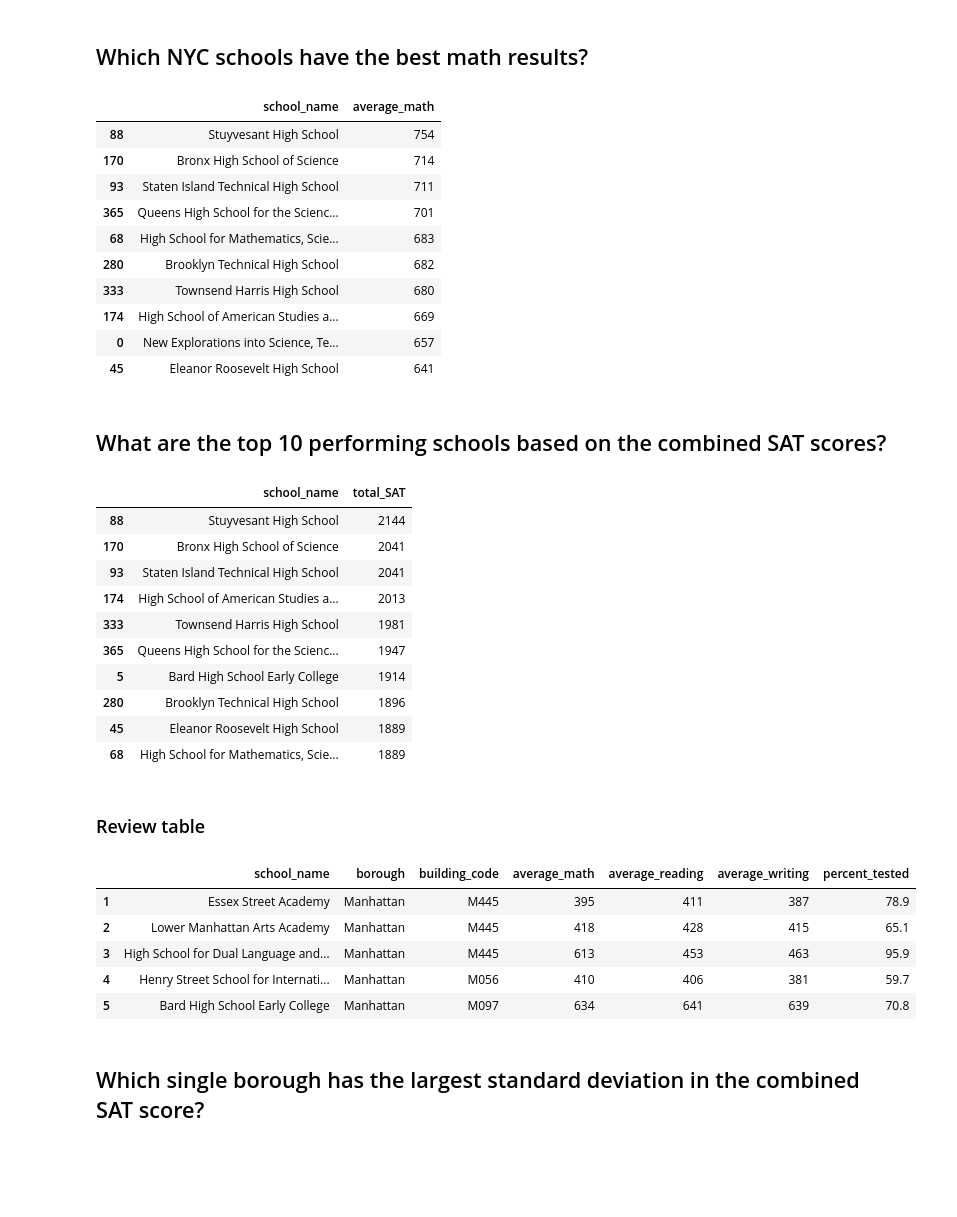
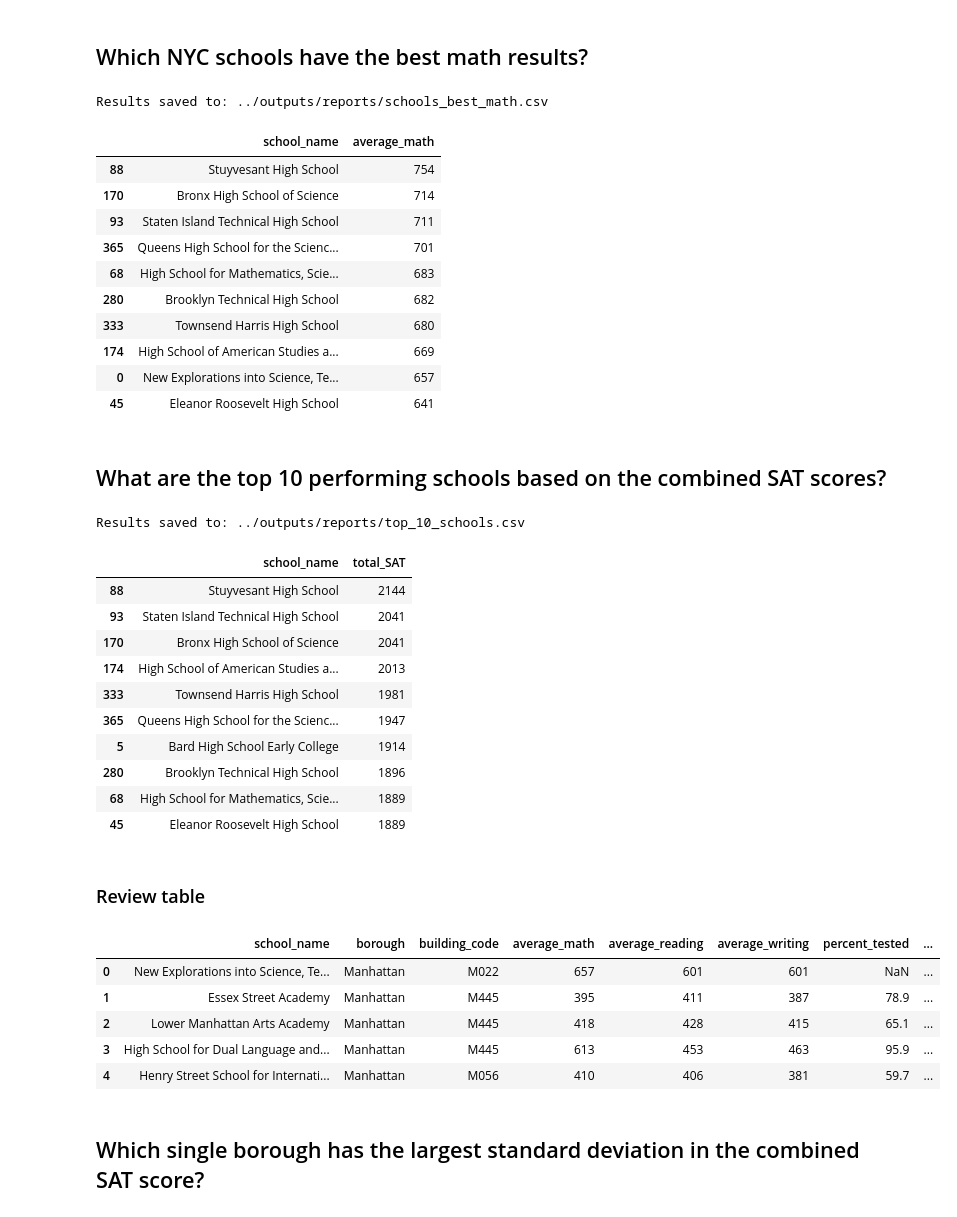
Before and after one commit to engjoaofaro/nyc_public_school_case, a Jupyter notebook: notebooks/analysis.ipynb, the cells around one changed output. Cells and saved outputs as stored; diff of their text form; code cells hidden in the pictures; blank space fills up the shorter version.

```diff
--- a/notebooks/analysis.ipynb
+++ b/notebooks/analysis.ipynb
@@ -147,10 +135,12 @@ Minimum Math Best Score: 640.0
 ## Which NYC schools have the best math results?
 # %%
 # getting the best math results
-schools_best_math = schools[schools['average_math'] >= minimum_math_best_score]
-schools_best_math = schools_best_math[['school_name', 'average_math']].sort_values(by='average_math', ascending=False)
+schools_best_math = get_best_math_schools(schools, minimum_math_best_score)
+#Save result
+save_analysis_results(schools_best_math, 'schools_best_math', output_dir='../outputs/reports')
 schools_best_math
 # %% [output]
+Results saved to: ../outputs/reports/schools_best_math.csv
 |  | school_name | average_math |
 | 88 | Stuyvesant High School | 754 |
 | 170 | Bronx High School of Science | 714 |
@@ -166,33 +156,36 @@ schools_best_math
 ## What are the top 10 performing schools based on the combined SAT scores?
 # %%
 # Calculating the Total SAT
-schools.loc[:, 'total_SAT'] = schools['average_math'] + schools['average_reading'] + schools['average_writing']
+total_SAT = calculate_total_sat(schools)['total_SAT']
 # Ordination
-top_10_schools = schools[['school_name', 'total_SAT']].sort_values(by='total_SAT', ascending=False).head(10)
+top_10_schools = get_top_schools_by_total_sat(schools, 10)
+#Save result
+save_analysis_results(top_10_schools, 'top_10_schools', output_dir='../outputs/reports')
 top_10_schools
 # %% [output]
+Results saved to: ../outputs/reports/top_10_schools.csv
 |  | school_name | total_SAT |
 | 88 | Stuyvesant High School | 2144 |
+| 93 | Staten Island Technical High School | 2041 |
 | 170 | Bronx High School of Science | 2041 |
-| 93 | Staten Island Technical High School | 2041 |
 | 174 | High School of American Studies a... | 2013 |
 | 333 | Townsend Harris High School | 1981 |
 | 365 | Queens High School for the Scienc... | 1947 |
 | 5 | Bard High School Early College | 1914 |
 | 280 | Brooklyn Technical High School | 1896 |
+| 68 | High School for Mathematics, Scie... | 1889 |
 | 45 | Eleanor Roosevelt High School | 1889 |
-| 68 | High School for Mathematics, Scie... | 1889 |
 # %% [markdown]
 ### Review table
 # %%
-schools_without_nans.head()
+schools.head()
 # %% [output]
-|  | school_name | borough | building_code | average_math | average_reading | average_writing | percent_tested |
-| 1 | Essex Street Academy | Manhattan | M445 | 395 | 411 | 387 | 78.9 |
-| 2 | Lower Manhattan Arts Academy | Manhattan | M445 | 418 | 428 | 415 | 65.1 |
-| 3 | High School for Dual Language and... | Manhattan | M445 | 613 | 453 | 463 | 95.9 |
-| 4 | Henry Street School for Internati... | Manhattan | M056 | 410 | 406 | 381 | 59.7 |
-| 5 | Bard High School Early College | Manhattan | M097 | 634 | 641 | 639 | 70.8 |
+|  | school_name | borough | building_code | average_math | average_reading | average_writing | percent_tested | ... |
+| 0 | New Explorations into Science, Te... | Manhattan | M022 | 657 | 601 | 601 | NaN | ... |
+| 1 | Essex Street Academy | Manhattan | M445 | 395 | 411 | 387 | 78.9 | ... |
+| 2 | Lower Manhattan Arts Academy | Manhattan | M445 | 418 | 428 | 415 | 65.1 | ... |
+| 3 | High School for Dual Language and... | Manhattan | M445 | 613 | 453 | 463 | 95.9 | ... |
+| 4 | Henry Street School for Internati... | Manhattan | M056 | 410 | 406 | 381 | 59.7 | ... |
 # %% [markdown]
 ## Which single borough has the largest standard deviation in the combined SAT score?
 # %% [markdown]
```
Also changed, not shown: parts of 12 cells of this notebook, 5 other files.
